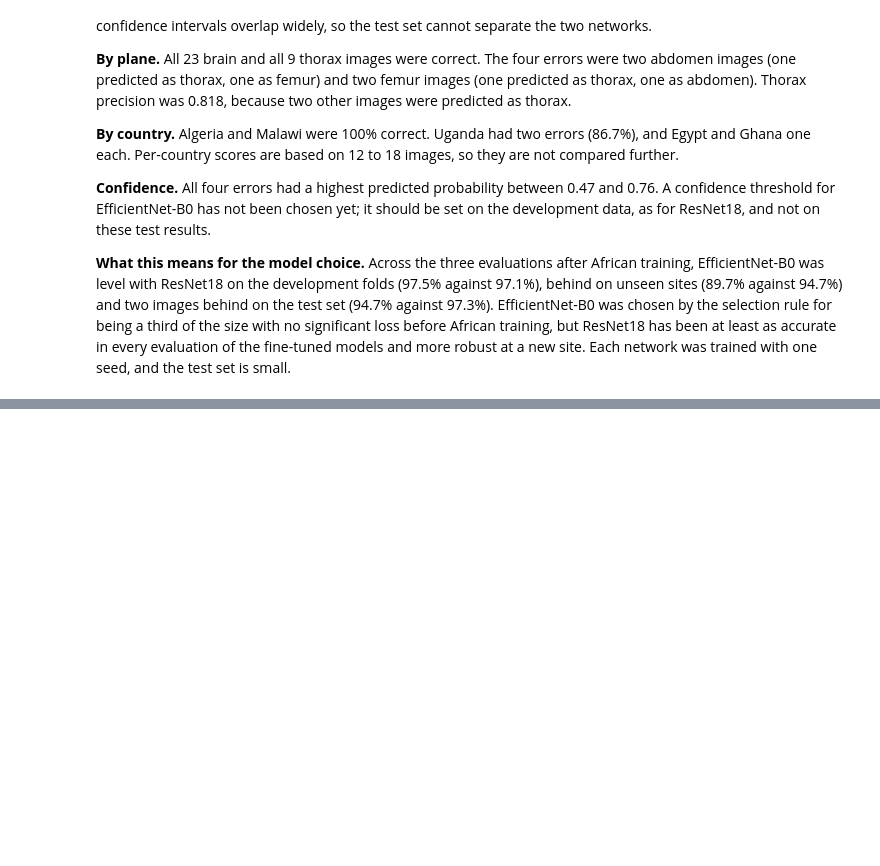
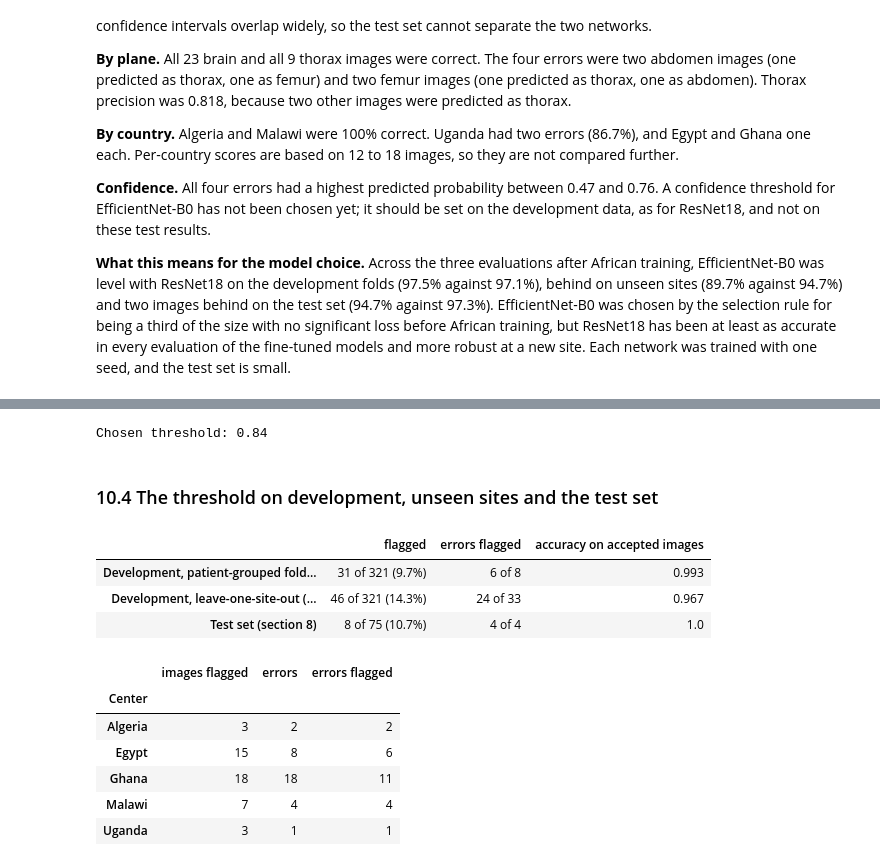
Before and after one commit to odunayoakinlade/fetal-ultrasound-plane-classification, a Jupyter notebook: phase3_modelling/notebooks/efficientnet_training.ipynb, the cells around one changed output, grey strips where cells are left out. Saved outputs shown, nothing was run; the diff lists cells and outputs as text; code cells hidden in the pictures; blank space fills up the shorter version.

```diff
--- a/phase3_modelling/notebooks/efficientnet_training.ipynb
+++ b/phase3_modelling/notebooks/efficientnet_training.ipynb
@@ -471,0 +531,35 @@ plt.show()
+# %%
+max_flagged = 0.10
+candidates = np.round(np.arange(0.50, 1.00, 0.01), 2)
+threshold = max(t for t in candidates if (dev_confidence < t).mean() <= max_flagged)
+print(f"Chosen threshold: {threshold:.2f}")
+# %% [output]
+Chosen threshold: 0.84
+# %% [markdown]
+### 10.4 The threshold on development, unseen sites and the test set
+# %%
+evaluations = {
+    "Development, patient-grouped folds (section 3)": (finetuned_prob, dev_labels),
+    "Development, leave-one-site-out (section 6)": (site_prob, dev_labels),
+    "Test set (section 8)": (test_prob, test_labels),
+}
+pd.concat({name: flagging_table(prob, true, [threshold]) for name, (prob, true) in evaluations.items()}).droplevel(1)
+# %% [output]
+|  | flagged | errors flagged | accuracy on accepted images |
+| Development, patient-grouped fold... | 31 of 321 (9.7%) | 6 of 8 | 0.993 |
+| Development, leave-one-site-out (... | 46 of 321 (14.3%) | 24 of 33 | 0.967 |
+| Test set (section 8) | 8 of 75 (10.7%) | 4 of 4 | 1.0 |
+# %%
+site_flagged = site_prob.max(axis=1) < threshold
+site_wrong = site_pred != dev_labels
+development.assign(flagged=site_flagged, wrong=site_wrong, flagged_and_wrong=site_flagged & site_wrong) \
+    .groupby("Center")[["flagged", "wrong", "flagged_and_wrong"]].sum() \
+    .rename(columns={"flagged": "images flagged", "wrong": "errors", "flagged_and_wrong": "errors flagged"})
+# %% [output]
+|  | images flagged | errors | errors flagged |
+| Center |  |  |  |
+| Algeria | 3 | 2 | 2 |
+| Egypt | 15 | 8 | 6 |
+| Ghana | 18 | 18 | 11 |
+| Malawi | 7 | 4 | 4 |
+| Uganda | 3 | 1 | 1 |
```
Also changed, not shown: parts of 7 cells of this notebook, 2 other files.
